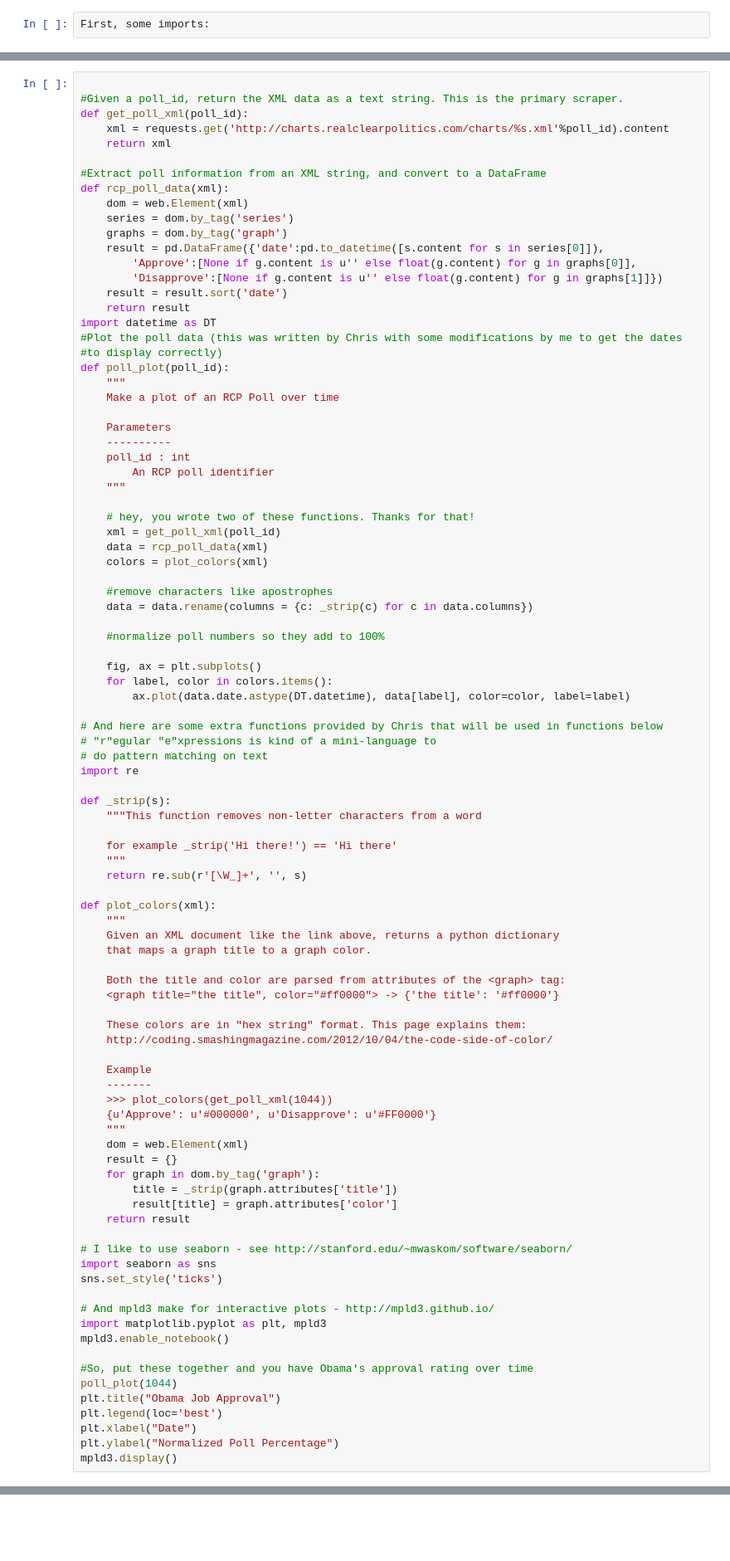
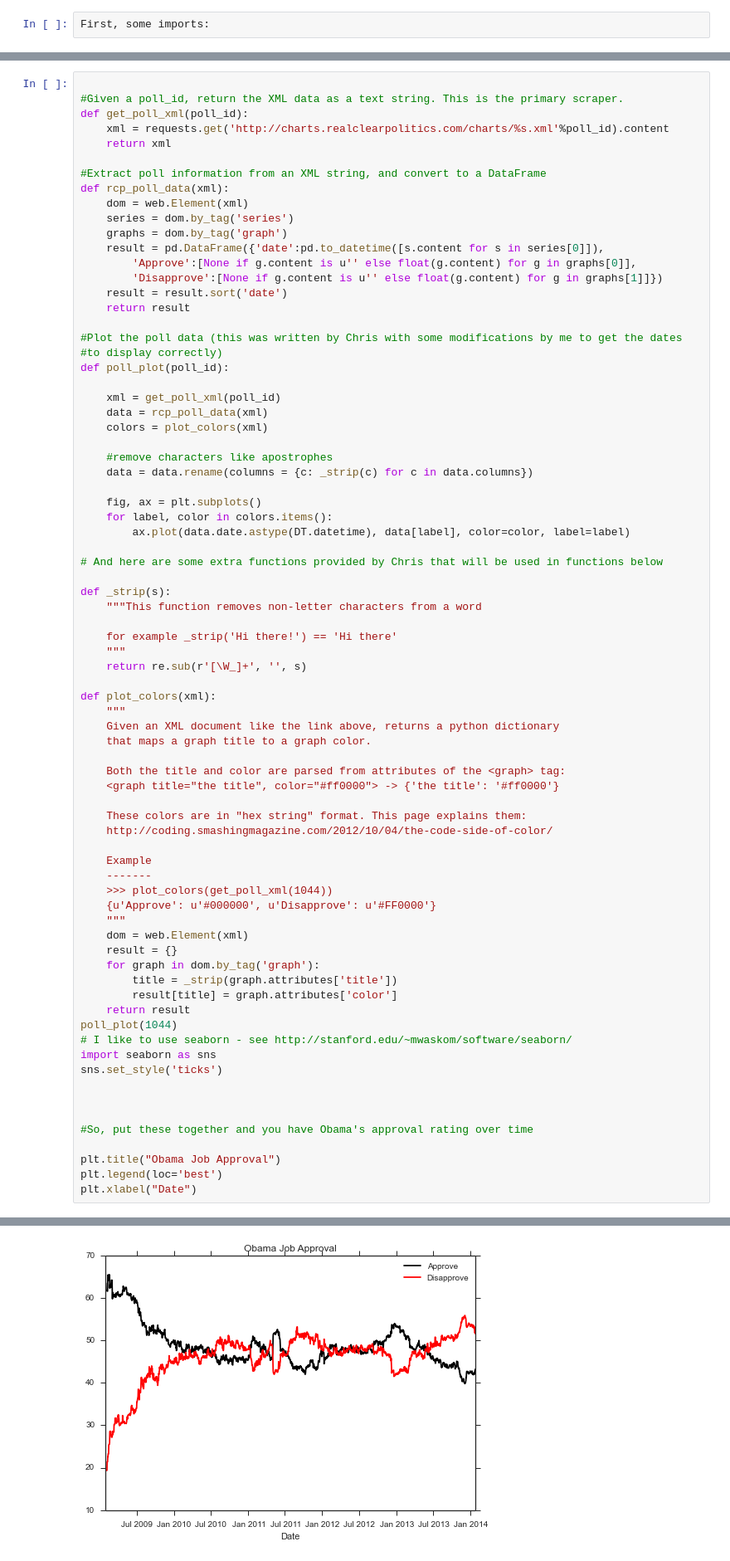
Before and after one commit to jacksongs/pelican, a Jupyter notebook: content/notebooks/HW1forweb.ipynb, the cells around one changed output, grey strips where cells are left out. Shown: that part at 83% size. Drawn from its saved outputs; the diff is of its cells as text; blank space fills up the shorter version.

```diff
--- a/content/notebooks/HW1forweb.ipynb
+++ b/content/notebooks/HW1forweb.ipynb
@@ -38,20 +40,11 @@ def rcp_poll_data(xml):
         'Disapprove':[None if g.content is u'' else float(g.content) for g in graphs[1]]})
     result = result.sort('date')
     return result
-import datetime as DT
+
 #Plot the poll data (this was written by Chris with some modifications by me to get the dates
 #to display correctly)
 def poll_plot(poll_id):
-    """
-    Make a plot of an RCP Poll over time
 
-    Parameters
-    ----------
-    poll_id : int
-        An RCP poll identifier
-    """
-
-    # hey, you wrote two of these functions. Thanks for that!
     xml = get_poll_xml(poll_id)
     data = rcp_poll_data(xml)
     colors = plot_colors(xml)
@@ -59,16 +52,11 @@ def poll_plot(poll_id):
     #remove characters like apostrophes
     data = data.rename(columns = {c: _strip(c) for c in data.columns})
 
-    #normalize poll numbers so they add to 100%
-
     fig, ax = plt.subplots()
     for label, color in colors.items():
         ax.plot(data.date.astype(DT.datetime), data[label], color=color, label=label)
 
 # And here are some extra functions provided by Chris that will be used in functions below
-# "r"egular "e"xpressions is kind of a mini-language to
-# do pattern matching on text
-import re
 
 def _strip(s):
     """This function removes non-letter characters from a word
@@ -99,20 +87,16 @@ def plot_colors(xml):
         title = _strip(graph.attributes['title'])
         result[title] = graph.attributes['color']
     return result
-
+poll_plot(1044)
 # I like to use seaborn - see http://stanford.edu/~mwaskom/software/seaborn/
 import seaborn as sns
 sns.set_style('ticks')
 
-# And mpld3 make for interactive plots - http://mpld3.github.io/
-import matplotlib.pyplot as plt, mpld3
-mpld3.enable_notebook()
+
 
 #So, put these together and you have Obama's approval rating over time
-poll_plot(1044)
+
 plt.title("Obama Job Approval")
 plt.legend(loc='best')
 plt.xlabel("Date")
-plt.ylabel("Normalized Poll Percentage")
-mpld3.display()
 # %% [output]
@@ -119,0 +104 @@ mpld3.display()
+[figure, added]
```
Also changed, not shown: parts of 2 cells of this notebook, 1 other file.
